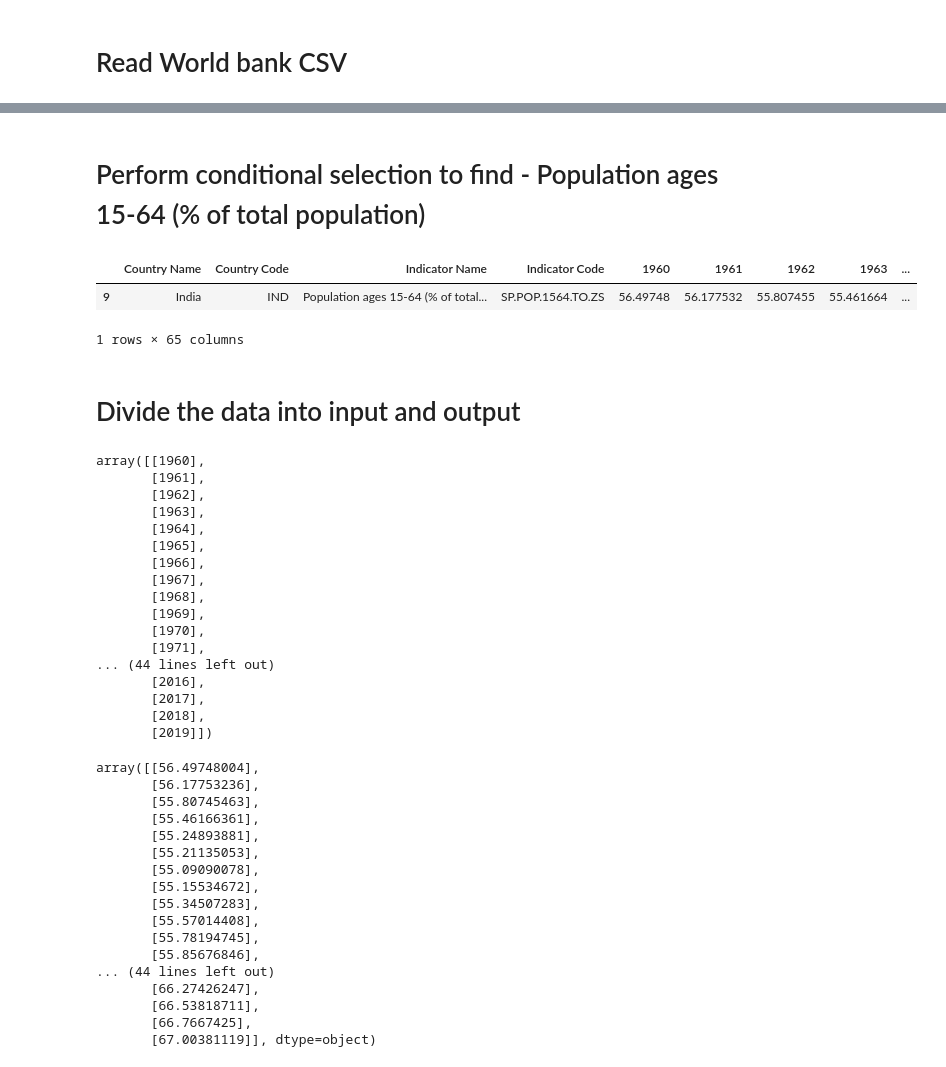
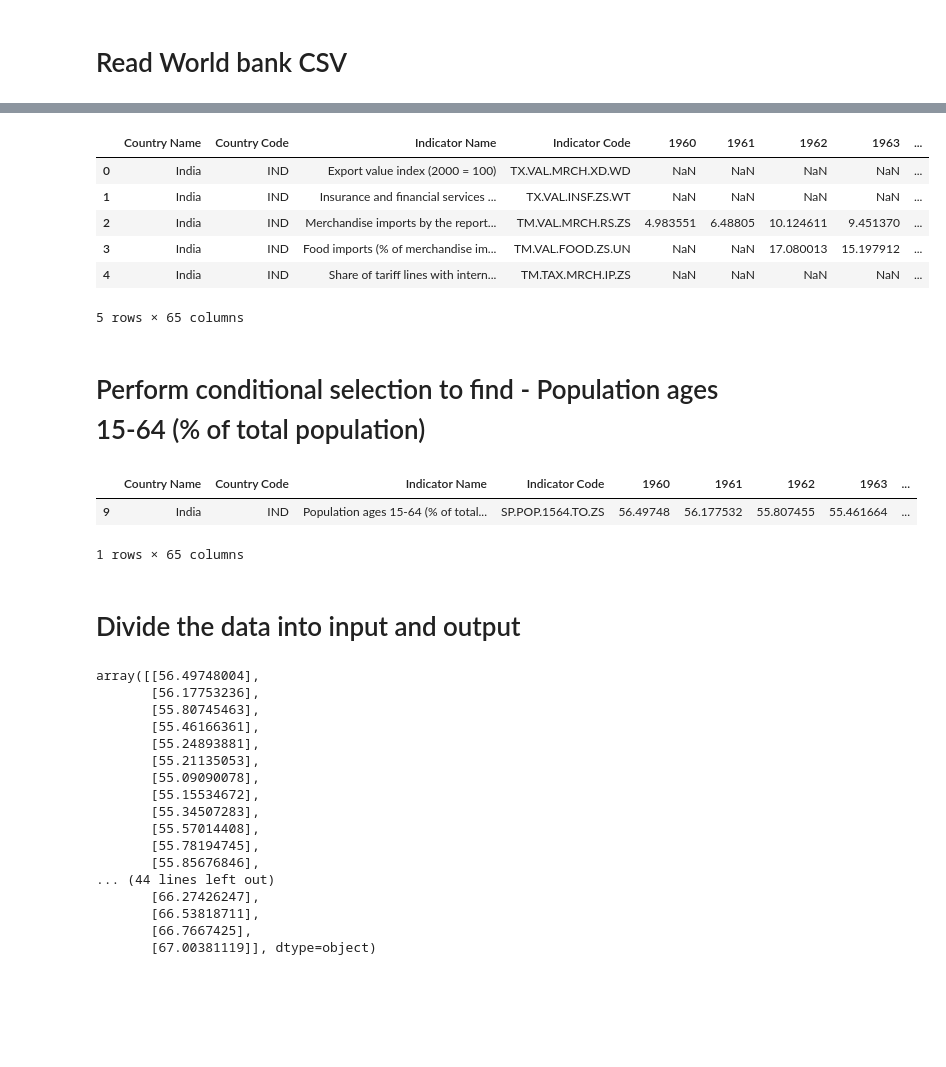
Before and after one commit to mr-baraiya/Machine-Learning-Deep-Learning-hub, a Jupyter notebook: Lab5/Lab5 (DL)_Blank.ipynb, the cells around one changed output, grey strips where cells are left out. Cells and saved outputs as stored; diff of their text form; code cells hidden in the pictures; blank space fills up the shorter version.

```diff
--- a/Lab5/Lab5 (DL)_Blank.ipynb
+++ b/Lab5/Lab5 (DL)_Blank.ipynb
@@ -36,12 +20,23 @@ df
+# %%
+df.head()
+# %% [output]
+|  | Country Name | Country Code | Indicator Name | Indicator Code | 1960 | 1961 | 1962 | 1963 | ... |
+| 0 | India | IND | Export value index (2000 = 100) | TX.VAL.MRCH.XD.WD | NaN | NaN | NaN | NaN | ... |
+| 1 | India | IND | Insurance and financial services ... | TX.VAL.INSF.ZS.WT | NaN | NaN | NaN | NaN | ... |
+| 2 | India | IND | Merchandise imports by the report... | TM.VAL.MRCH.RS.ZS | 4.983551 | 6.48805 | 10.124611 | 9.451370 | ... |
+| 3 | India | IND | Food imports (% of merchandise im... | TM.VAL.FOOD.ZS.UN | NaN | NaN | 17.080013 | 15.197912 | ... |
+| 4 | India | IND | Share of tariff lines with intern... | TM.TAX.MRCH.IP.ZS | NaN | NaN | NaN | NaN | ... |
+5 rows × 65 columns
 # %% [markdown]
 # Perform conditional selection to find - Population ages 15-64 (% of total population)
 # %%
-data = df[df['Indicator Name'] == 'Population ages 15-64 (% of total population)']
-data
+df1 = df[df['Indicator Name'] == 'Population ages 15-64 (% of total population)']
-# %% [output]
-|  | Country Name | Country Code | Indicator Name | Indicator Code | 1960 | 1961 | 1962 | 1963 | ... |
-| 9 | India | IND | Population ages 15-64 (% of total... | SP.POP.1564.TO.ZS | 56.49748 | 56.177532 | 55.807455 | 55.461664 | ... |
-1 rows × 65 columns
+# %%
+df1
+# %% [output]
+|  | Country Name | Country Code | Indicator Name | Indicator Code | 1960 | 1961 | 1962 | 1963 | ... |
+| 9 | India | IND | Population ages 15-64 (% of total... | SP.POP.1564.TO.ZS | 56.49748 | 56.177532 | 55.807455 | 55.461664 | ... |
+1 rows × 65 columns
 # %% [markdown]
 # Divide the data into input and output
 # %%
@@ -50,23 +44,6 @@ y = data.values[0][4:-1].reshape(-1,1)
 # %%
-x
+y = df1.values[0][4:-1:].reshape(-1,1)
+# y = df1.values[0][4:-1:]
-# %% [output]
-array([[1960],
-       [1961],
-       [1962],
-       [1963],
-       [1964],
-       [1965],
-       [1966],
-       [1967],
-       [1968],
-       [1969],
-       [1970],
-       [1971],
-... (44 lines left out)
-       [2016],
-       [2017],
-       [2018],
-       [2019]])
 # %%
 y
 # %% [output]
```
Also changed, not shown: parts of 22 cells of this notebook, 1 other file.
